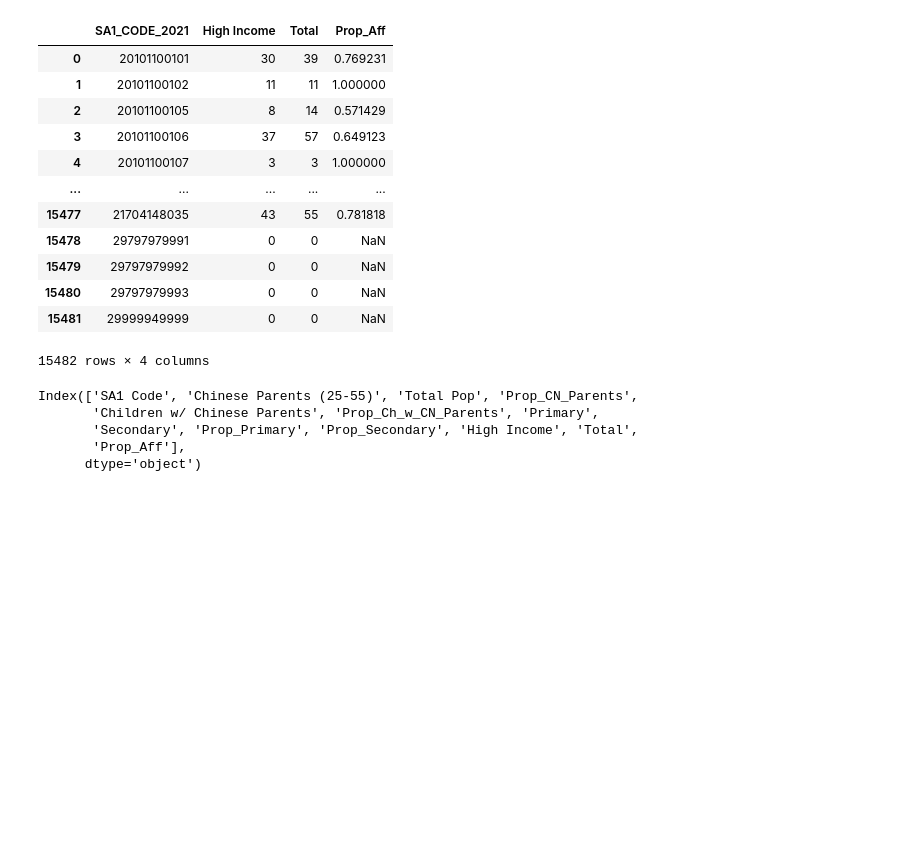
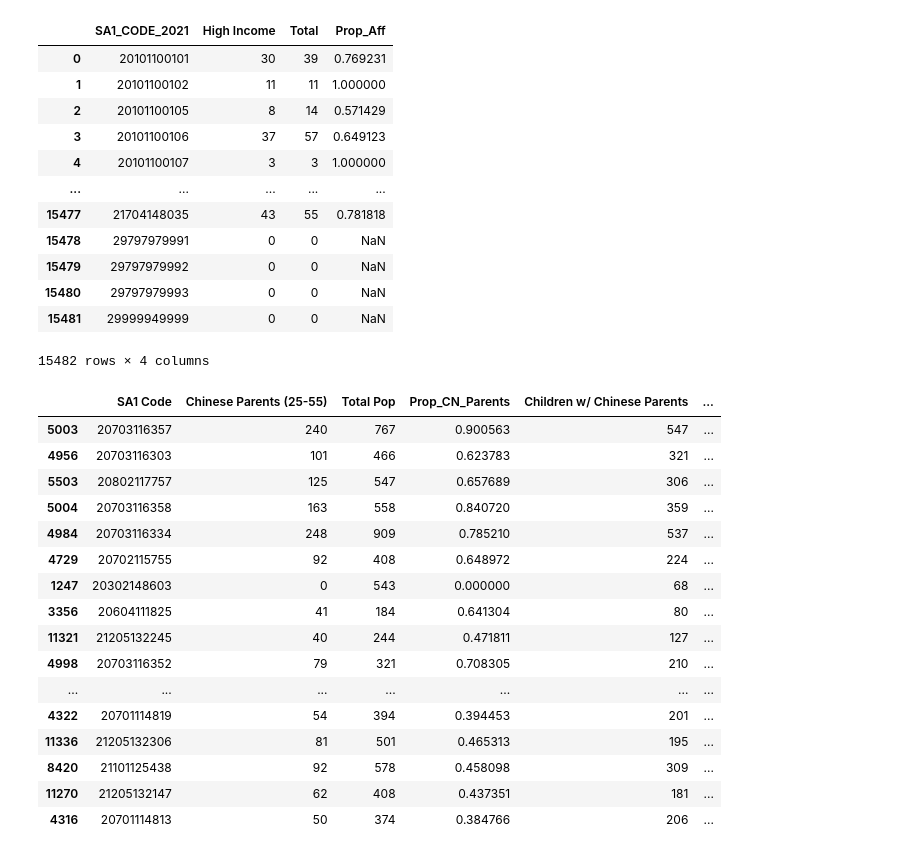
Before and after one commit to JQ4386/marketing_analysis, a Jupyter notebook: data.ipynb, the cells around one changed output. Cells and saved outputs as stored; diff of their text form; code cells hidden in the pictures; blank space fills up the shorter version.

Commit message:
Built weighted scoring system

```diff
--- a/data.ipynb
+++ b/data.ipynb
@@ -174,14 +174,43 @@ income_df
 # %%
 # Concatenate all the DataFrames in the `dfs` list into a single DataFrame
 combined_df = pd.concat([china_born_df, chinese_parents_df.drop(["SA1_CODE_2021", "Total Pop"], axis=1), students_df.drop(["SA1_CODE_2021", "Total Pop"], axis=1), income_df.drop("SA1_CODE_2021", axis=1)], axis=1)
 
 # Drop SA1s with <50 people because not efficient + high chance of inaccurate data
 combined_df = combined_df.drop(combined_df[combined_df['Total Pop'] < 50].index)
 
-combined_df.columns
+# first normalize the proportions to be on the same scale
+combined_df['Prop_CN_Parents'] = combined_df['Prop_CN_Parents'] / combined_df['Prop_CN_Parents'].max()
+combined_df['Prop_Ch_w_CN_Parents'] = combined_df['Prop_Ch_w_CN_Parents'] / combined_df['Prop_Ch_w_CN_Parents'].max()
+combined_df['Prop_Secondary'] = combined_df['Prop_Secondary'] / combined_df['Prop_Secondary'].max()
+combined_df['Prop_Primary'] = combined_df['Prop_Primary'] / combined_df['Prop_Primary'].max()
+combined_df['Prop_Aff'] = combined_df['Prop_Aff'] / combined_df['Prop_Aff'].max()
+
+# create a score with weights
+combined_df['Score'] = (combined_df['Prop_CN_Parents'] * 0.4 +
+               combined_df['Prop_Ch_w_CN_Parents'] * 0.1 +
+               combined_df['Prop_Secondary'] * 0.3 +
+               combined_df['Prop_Primary'] * 0.05 +
+               combined_df['Prop_Aff'] * 0.15)
+
+# sort by score and select top 20
+top_regions = combined_df.sort_values('Score', ascending=False).head(20)
+
+top_regions
 # %% [output]
-Index(['SA1 Code', 'Chinese Parents (25-55)', 'Total Pop', 'Prop_CN_Parents',
-       'Children w/ Chinese Parents', 'Prop_Ch_w_CN_Parents', 'Primary',
-       'Secondary', 'Prop_Primary', 'Prop_Secondary', 'High Income', 'Total',
-       'Prop_Aff'],
-      dtype='object')
+|  | SA1 Code | Chinese Parents (25-55) | Total Pop | Prop_CN_Parents | Children w/ Chinese Parents | ... |
+| 5003 | 20703116357 | 240 | 767 | 0.900563 | 547 | ... |
+| 4956 | 20703116303 | 101 | 466 | 0.623783 | 321 | ... |
+| 5503 | 20802117757 | 125 | 547 | 0.657689 | 306 | ... |
+| 5004 | 20703116358 | 163 | 558 | 0.840720 | 359 | ... |
+| 4984 | 20703116334 | 248 | 909 | 0.785210 | 537 | ... |
+| 4729 | 20702115755 | 92 | 408 | 0.648972 | 224 | ... |
+| 1247 | 20302148603 | 0 | 543 | 0.000000 | 68 | ... |
+| 3356 | 20604111825 | 41 | 184 | 0.641304 | 80 | ... |
+| 11321 | 21205132245 | 40 | 244 | 0.471811 | 127 | ... |
+| 4998 | 20703116352 | 79 | 321 | 0.708305 | 210 | ... |
+| ... | ... | ... | ... | ... | ... | ... |
+| 4322 | 20701114819 | 54 | 394 | 0.394453 | 201 | ... |
+| 11336 | 21205132306 | 81 | 501 | 0.465313 | 195 | ... |
+| 8420 | 21101125438 | 92 | 578 | 0.458098 | 309 | ... |
+| 11270 | 21205132147 | 62 | 408 | 0.437351 | 181 | ... |
+| 4316 | 20701114813 | 50 | 374 | 0.384766 | 206 | ... |
```
